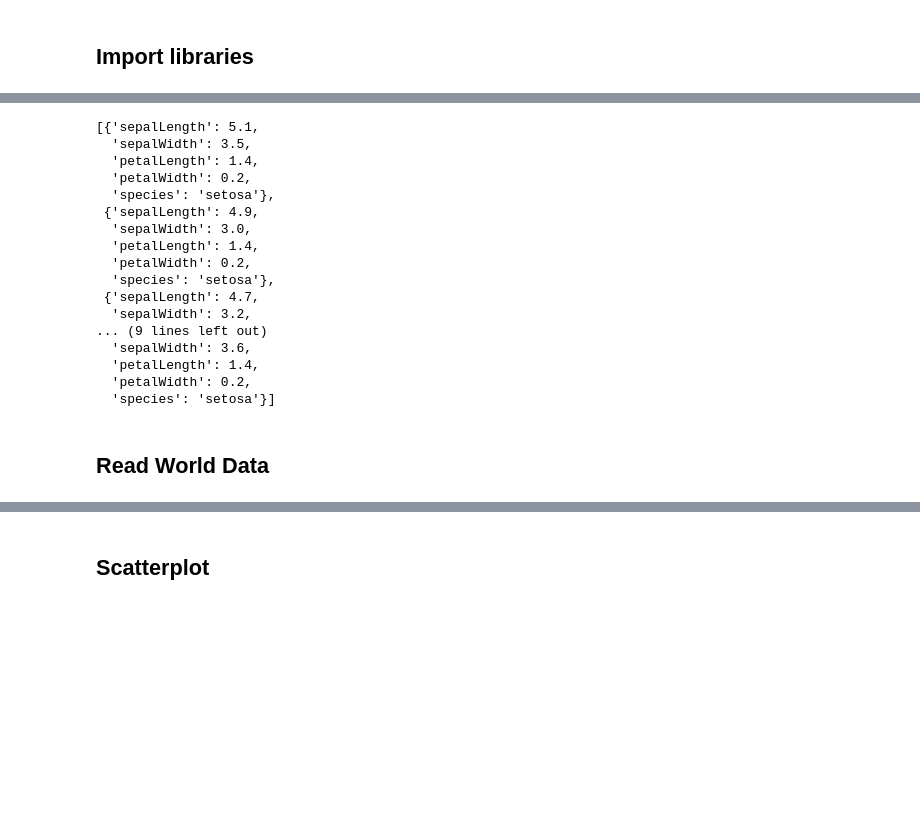
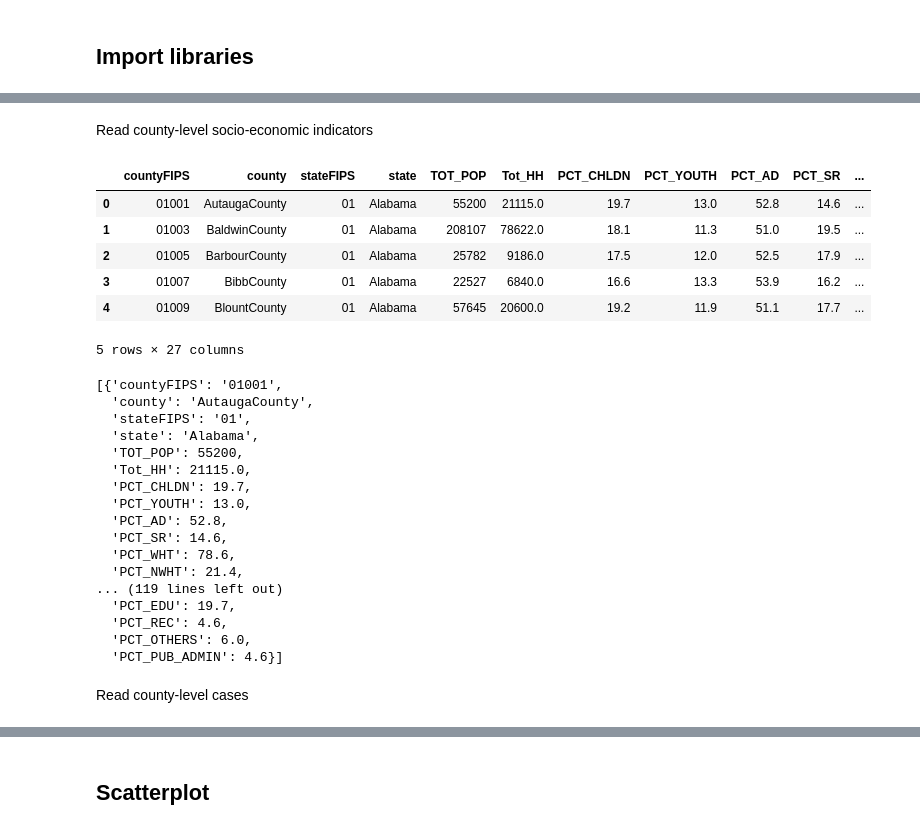
Before and after one commit to luyuliu/COVID19-Dashboard, a Jupyter notebook: scatter-plot/scatter-plot.ipynb, the cells around one changed output, grey strips where cells are left out. Saved outputs shown, nothing was run; the diff lists cells and outputs as text; code cells hidden in the pictures; blank space fills up the shorter version.

```diff
--- a/scatter-plot/scatter-plot.ipynb
+++ b/scatter-plot/scatter-plot.ipynb
@@ -26,24 +13,0 @@ iris.head()
-# %%
-# D3 accepts dictionaries , so let's convert data frame into dictionaries.
-iris_array_of_dicts = iris.to_dict(orient='records')
-iris_array_of_dicts[:5]
-# %% [output]
-[{'sepalLength': 5.1,
-  'sepalWidth': 3.5,
-  'petalLength': 1.4,
-  'petalWidth': 0.2,
-  'species': 'setosa'},
- {'sepalLength': 4.9,
-  'sepalWidth': 3.0,
-  'petalLength': 1.4,
-  'petalWidth': 0.2,
-  'species': 'setosa'},
- {'sepalLength': 4.7,
-  'sepalWidth': 3.2,
-... (9 lines left out)
-  'sepalWidth': 3.6,
-  'petalLength': 1.4,
-  'petalWidth': 0.2,
-  'species': 'setosa'}]
-# %% [markdown]
-## Read World Data
@@ -57,0 +14,38 @@ world_cases = json.load(open('all-data-processed.json'))
+# %% [markdown]
+Read county-level socio-economic indicators
+# %%
+county_ind_raw = pd.read_csv('ACSDP5Y2018.compiled_county_edited.csv', \
+                            converters = {'stateFIPS': lambda x: str(x),
+                                         'countyFIPS': lambda x: str(x)})
+county_ind_raw.head()
+# %% [output]
+|  | countyFIPS | county | stateFIPS | state | TOT_POP | Tot_HH | PCT_CHLDN | PCT_YOUTH | PCT_AD | PCT_SR | ... |
+| 0 | 01001 | AutaugaCounty | 01 | Alabama | 55200 | 21115.0 | 19.7 | 13.0 | 52.8 | 14.6 | ... |
+| 1 | 01003 | BaldwinCounty | 01 | Alabama | 208107 | 78622.0 | 18.1 | 11.3 | 51.0 | 19.5 | ... |
+| 2 | 01005 | BarbourCounty | 01 | Alabama | 25782 | 9186.0 | 17.5 | 12.0 | 52.5 | 17.9 | ... |
+| 3 | 01007 | BibbCounty | 01 | Alabama | 22527 | 6840.0 | 16.6 | 13.3 | 53.9 | 16.2 | ... |
+| 4 | 01009 | BlountCounty | 01 | Alabama | 57645 | 20600.0 | 19.2 | 11.9 | 51.1 | 17.7 | ... |
+5 rows × 27 columns
+# %%
+county_ind = world_ind_raw.to_dict(orient='records')
+county_ind[:5]
+# %% [output]
+[{'countyFIPS': '01001',
+  'county': 'AutaugaCounty',
+  'stateFIPS': '01',
+  'state': 'Alabama',
+  'TOT_POP': 55200,
+  'Tot_HH': 21115.0,
+  'PCT_CHLDN': 19.7,
+  'PCT_YOUTH': 13.0,
+  'PCT_AD': 52.8,
+  'PCT_SR': 14.6,
+  'PCT_WHT': 78.6,
+  'PCT_NWHT': 21.4,
+... (119 lines left out)
+  'PCT_EDU': 19.7,
+  'PCT_REC': 4.6,
+  'PCT_OTHERS': 6.0,
+  'PCT_PUB_ADMIN': 4.6}]
+# %% [markdown]
+Read county-level cases
```
Also changed, not shown: parts of 9 cells of this notebook.
